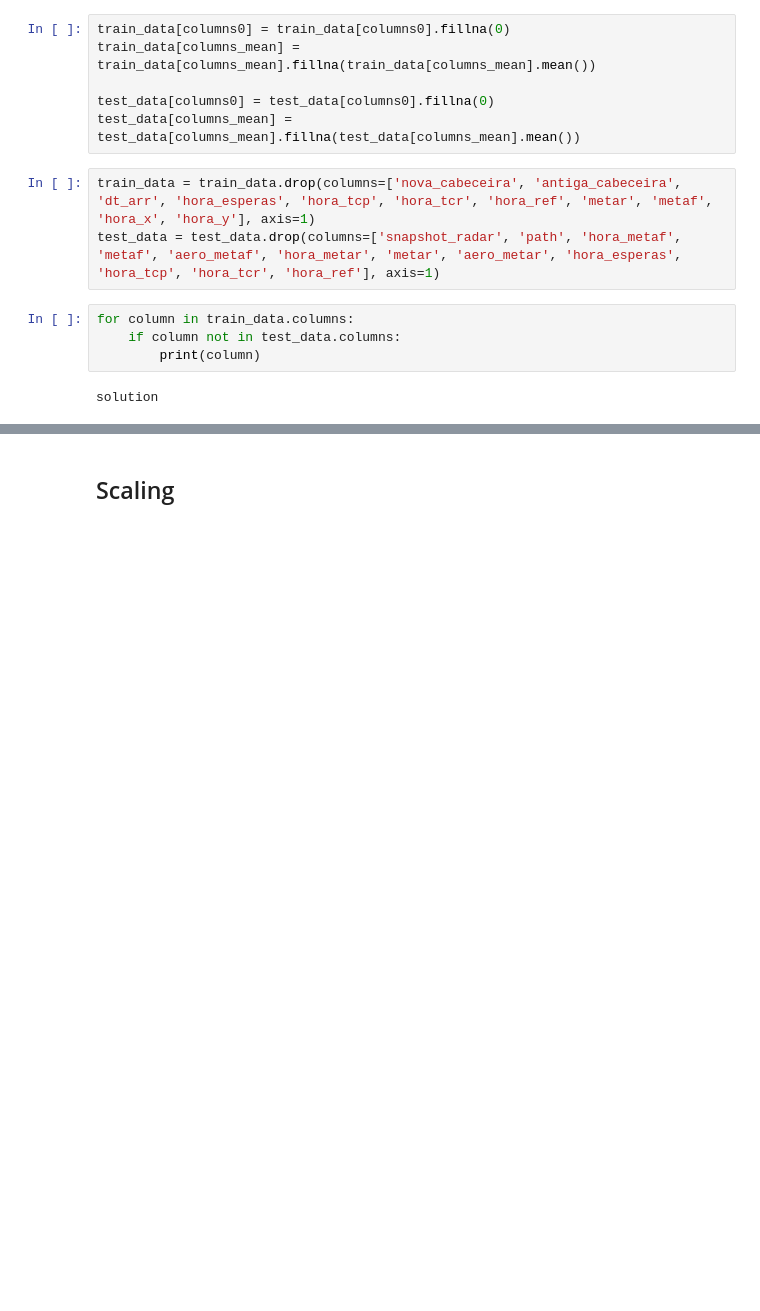
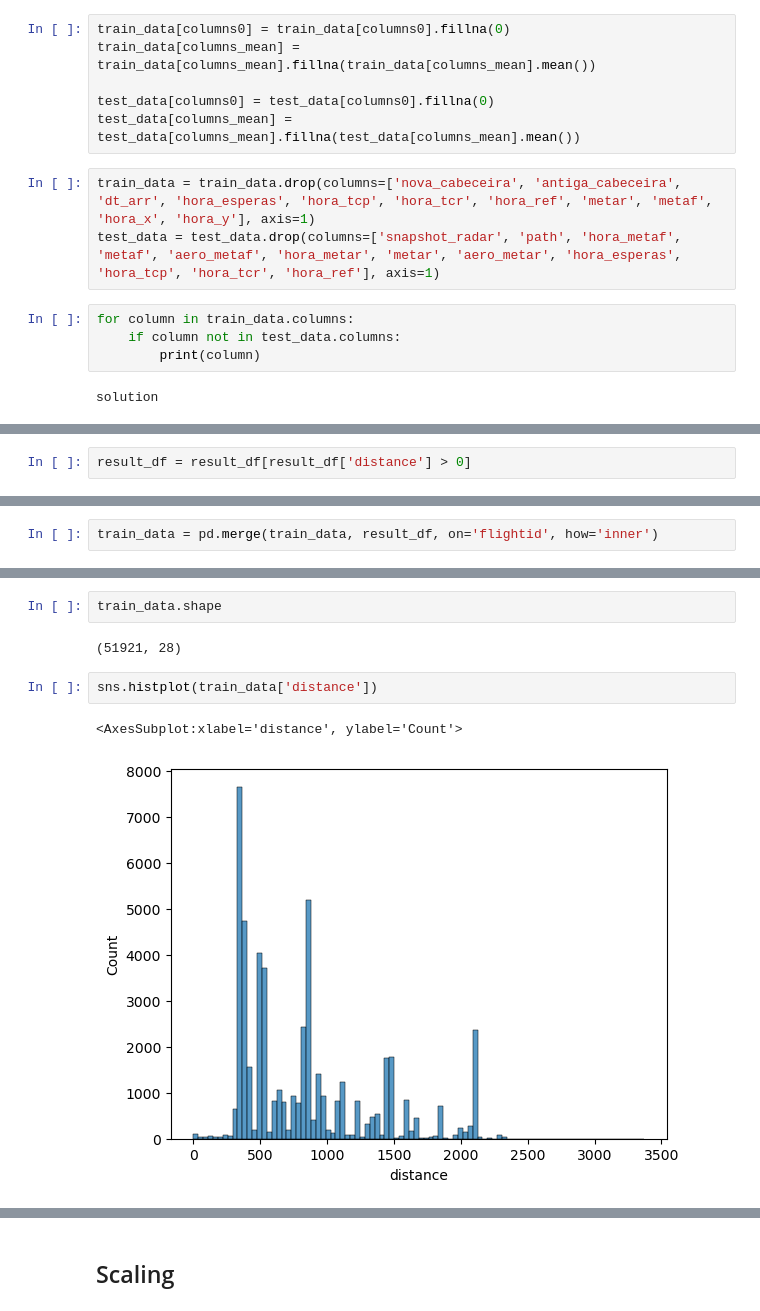
Before and after one commit to InAI-Delta/ita-datascience-2023, a Jupyter notebook: initial_analysis.ipynb, the cells around one changed output, grey strips where cells are left out. Cells and saved outputs as stored; diff of their text form; blank space fills up the shorter version.

```diff
--- a/initial_analysis.ipynb
+++ b/initial_analysis.ipynb
@@ -869,0 +875,2 @@ memory usage: 9.4+ MB
+# %%
+result_df = result_df[result_df['distance'] > 0]
@@ -869,0 +904,2 @@ memory usage: 9.4+ MB
+# %%
+train_data = pd.merge(train_data, result_df, on='flightid', how='inner')
@@ -869,0 +916,9 @@ memory usage: 9.4+ MB
+# %%
+train_data.shape
+# %% [output]
+(51921, 28)
+# %%
+sns.histplot(train_data['distance'])
+# %% [output]
+<AxesSubplot:xlabel='distance', ylabel='Count'>
+[figure, added]
```
Also changed, not shown: parts of 30 cells of this notebook, 1 other file.
